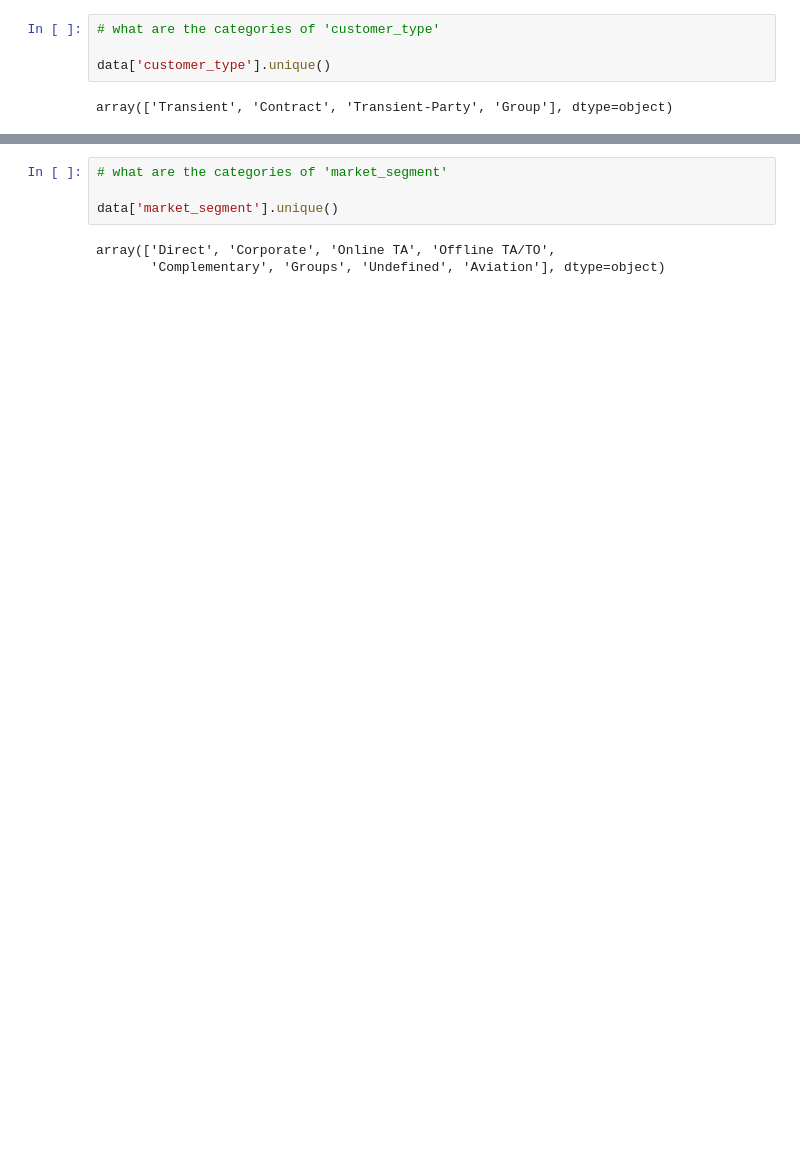
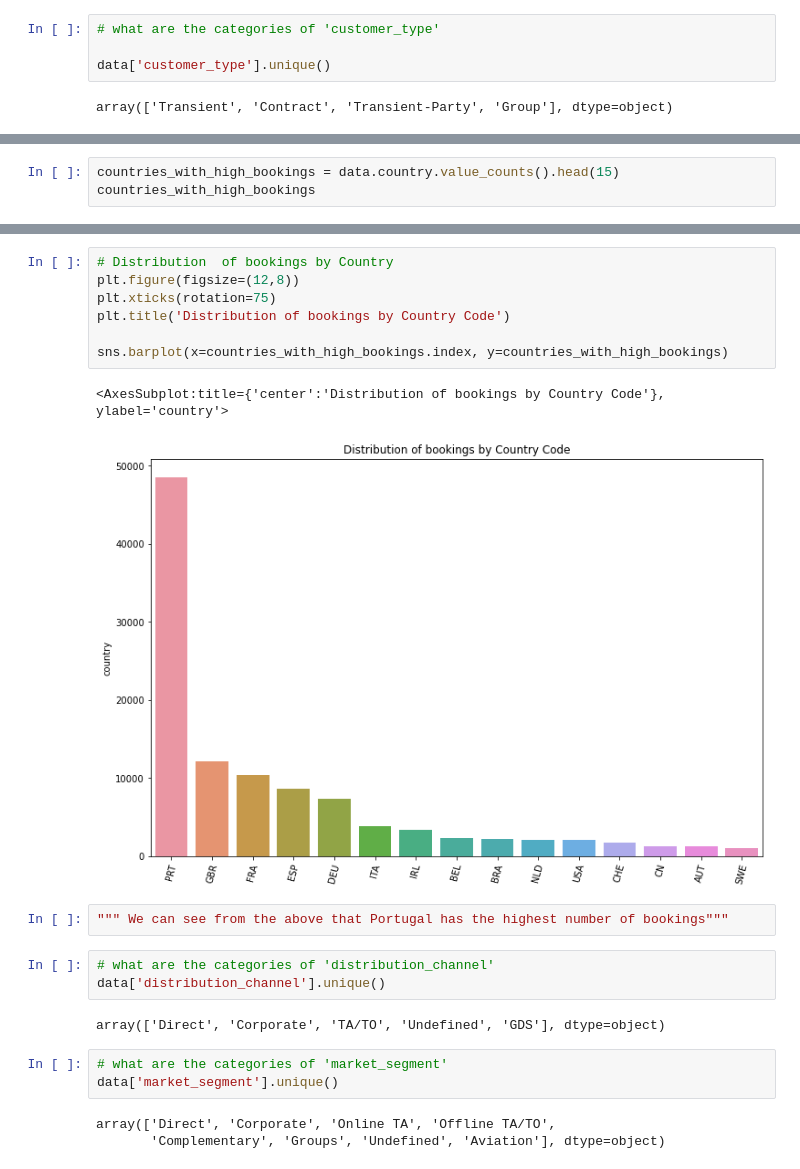
Before and after one commit to Danie-O/machine-learning, a Jupyter notebook: hotel-booking-analysis/hotel_booking_EDA.ipynb, the cells around one changed output, grey strips where cells are left out. Saved outputs shown, nothing was run; the diff lists cells and outputs as text; blank space fills up the shorter version.

```diff
--- a/hotel-booking-analysis/hotel_booking_EDA.ipynb
+++ b/hotel-booking-analysis/hotel_booking_EDA.ipynb
@@ -252,0 +319,3 @@ array(['Transient', 'Contract', 'Transient-Party', 'Group'], dtype=object)
+# %%
+countries_with_high_bookings = data.country.value_counts().head(15)
+countries_with_high_bookings
@@ -253,6 +339,22 @@ array(['Transient', 'Contract', 'Transient-Party', 'Group'], dtype=object)
+# %%
+# Distribution  of bookings by Country
+plt.figure(figsize=(12,8))
+plt.xticks(rotation=75)
+plt.title('Distribution of bookings by Country Code')
+
+sns.barplot(x=countries_with_high_bookings.index, y=countries_with_high_bookings)
+# %% [output]
+<AxesSubplot:title={'center':'Distribution of bookings by Country Code'}, ylabel='country'>
+[figure, added]
+# %%
+""" We can see from the above that Portugal has the highest number of bookings"""
+# %%
+# what are the categories of 'distribution_channel'
+data['distribution_channel'].unique()
+# %% [output]
+array(['Direct', 'Corporate', 'TA/TO', 'Undefined', 'GDS'], dtype=object)
 # %%
 # what are the categories of 'market_segment'
-
 data['market_segment'].unique()
 # %% [output]
 array(['Direct', 'Corporate', 'Online TA', 'Offline TA/TO',
```
Also changed, not shown: parts of 13 cells of this notebook.
